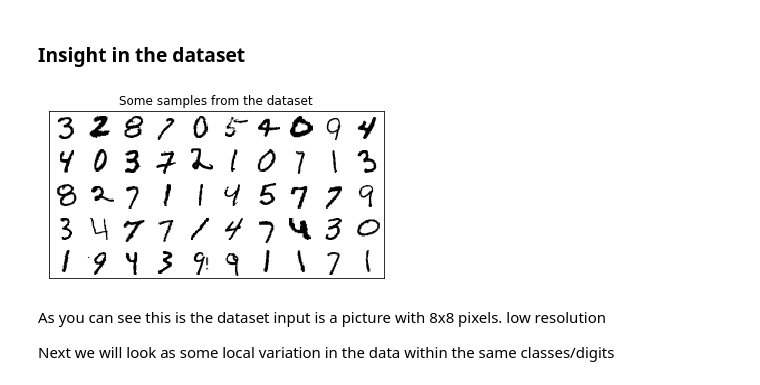
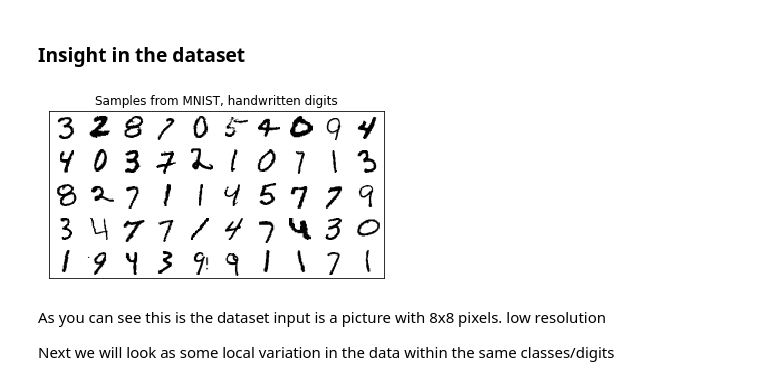
Before and after one commit to hbjornoy/t-SNE-vs-LLE, a Jupyter notebook: Section IV - MNIST.ipynb, the cells around one changed output. Drawn from its saved outputs; the diff is of its cells as text; code cells hidden in the pictures.

```diff
--- a/Section IV - MNIST.ipynb
+++ b/Section IV - MNIST.ipynb
@@ -45,22 +63,23 @@ digits.data.imag[2].shape
 # %%
 nb_images_per_row = 10
 nb_images_per_col = 5
 image = np.zeros(((pixel_width+2)*nb_images_per_col, (pixel_width+2)*nb_images_per_row))
 
 for i in range(nb_images_per_col):
     x = (pixel_width+2)*i + 1
 
     for j in range (nb_images_per_row):
         y = (pixel_width+2)*j + 1
         image[x:x+pixel_width, y:y+pixel_width] = inputs[i*nb_images_per_row + j].reshape((pixel_width,pixel_width))
 
 plt.imshow(image, cmap=plt.cm.binary)
 plt.xticks([])
 plt.yticks([])
-plt.title("Some samples from the dataset")
+plt.title("Samples from MNIST, handwritten digits")
+plt.savefig("mnist_examples_of_data.pdf")
 plt.show()
 # %% [output]
-[figure, old version]
+[figure, new version]
 # %% [markdown]
 As you can see this is the dataset input is a picture with 8x8 pixels. low resolution
 
```
Also changed, not shown: parts of 16 cells of this notebook, 4 other files.
